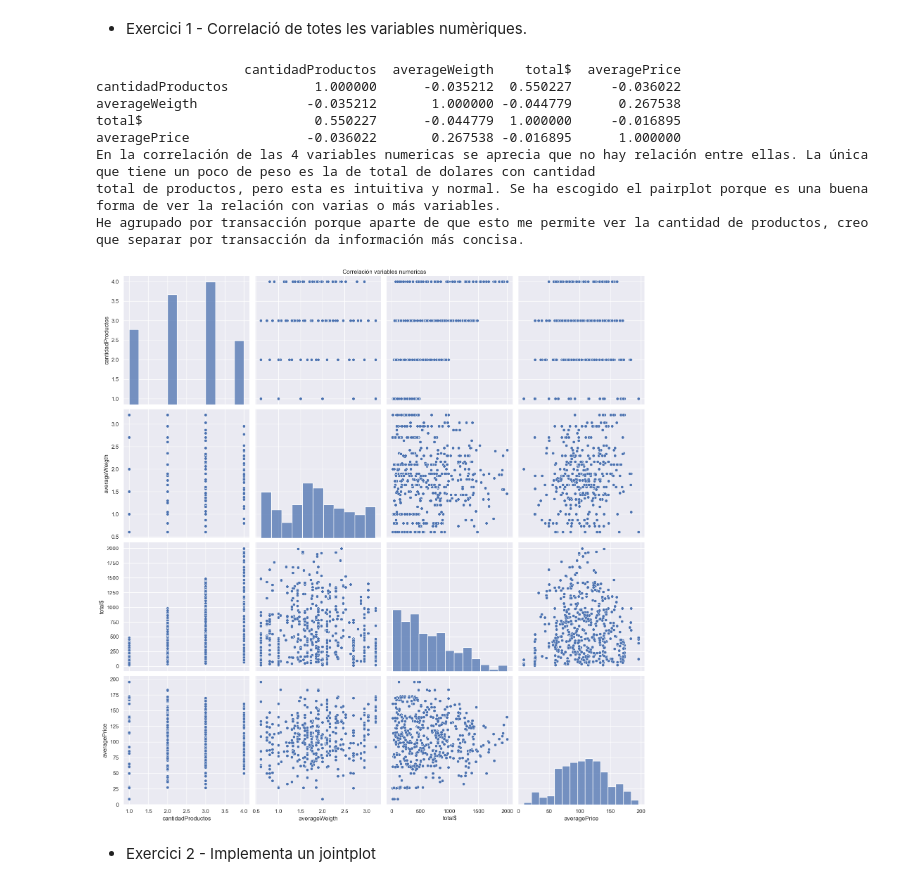
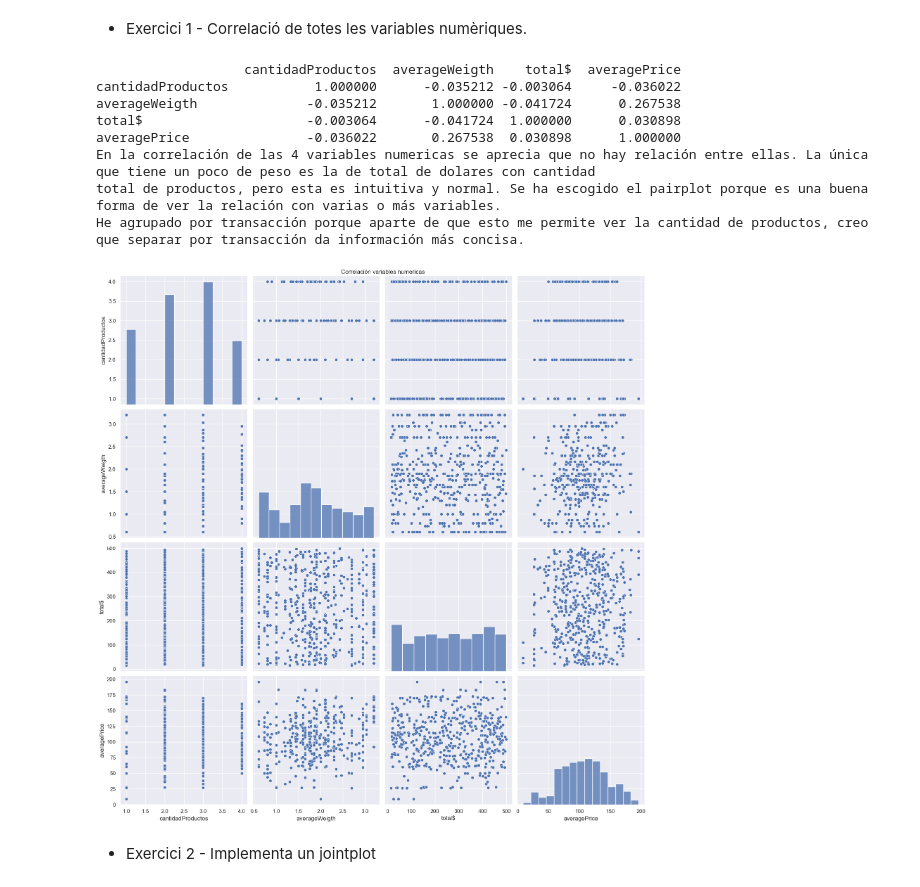
Before and after one commit to SrBiscuits/ItAcademy, a Jupyter notebook: Sprint8.1.ipynb, the cells around one changed output. Cells and saved outputs as stored; diff of their text form; code cells hidden in the pictures.

```diff
--- a/Sprint8.1.ipynb
+++ b/Sprint8.1.ipynb
@@ -215,35 +215,35 @@ Nivell 2
 - Exercici 1 - Correlació de totes les variables numèriques.
 # %%
 query="""
-SELECT transaction_id, COUNT(product_id) as cantidadProductos, AVG(weight) as averageWeigth, SUM(amount) as total$, AVG(CAST(REPLACE(price, '$', '') AS DECIMAL(10,2))) AS averagePrice
+SELECT transaction_id, COUNT(product_id) as cantidadProductos, AVG(weight) as averageWeigth, max(amount) as total$, AVG(CAST(REPLACE(price, '$', '') AS DECIMAL(10,2))) AS averagePrice
 FROM transaction
 JOIN transactions_products ON transaction_id = transaction.id
 JOIN products ON products.id = product_id
 JOIN companies ON company_id = business_id
 WHERE declined = 0
 GROUP BY transaction_id
 """
 
 seab.set_theme()
 df = pd.read_sql(query, conn)
 seab.pairplot(df, height=4)
 print(df.select_dtypes(include='number').corr())
 
 plt.title('Correlación variables numericas',loc='center',y=4.1,x=-1.06)
 
 print("En la correlación de las 4 variables numericas se aprecia que no hay relación entre ellas. La única que tiene un poco de peso es la de total de dolares con cantidad" \
 "\ntotal de productos, pero esta es intuitiva y normal. Se ha escogido el pairplot porque es una buena forma de ver la relación con varias o más variables." \
 "\nHe agrupado por transacción porque aparte de que esto me permite ver la cantidad de productos, creo que separar por transacción da información más concisa.")
 # %% [output]
                    cantidadProductos  averageWeigth    total$  averagePrice
-cantidadProductos           1.000000      -0.035212  0.550227     -0.036022
-averageWeigth              -0.035212       1.000000 -0.044779      0.267538
-total$                      0.550227      -0.044779  1.000000     -0.016895
-averagePrice               -0.036022       0.267538 -0.016895      1.000000
+cantidadProductos           1.000000      -0.035212 -0.003064     -0.036022
+averageWeigth              -0.035212       1.000000 -0.041724      0.267538
+total$                     -0.003064      -0.041724  1.000000      0.030898
+averagePrice               -0.036022       0.267538  0.030898      1.000000
 En la correlación de las 4 variables numericas se aprecia que no hay relación entre ellas. La única que tiene un poco de peso es la de total de dolares con cantidad
 total de productos, pero esta es intuitiva y normal. Se ha escogido el pairplot porque es una buena forma de ver la relación con varias o más variables.
 He agrupado por transacción porque aparte de que esto me permite ver la cantidad de productos, creo que separar por transacción da información más concisa.
-[figure, old version]
+[figure, new version]
 # %% [markdown]
 - Exercici 2 - Implementa un jointplot
 # %%
```
Also changed, not shown: parts of 2 cells of this notebook, 3 other files.
